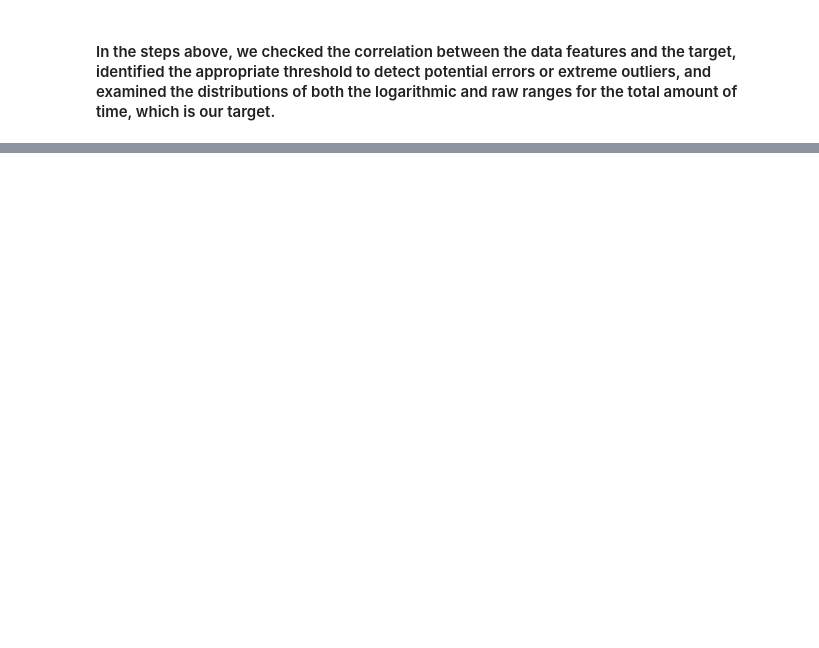
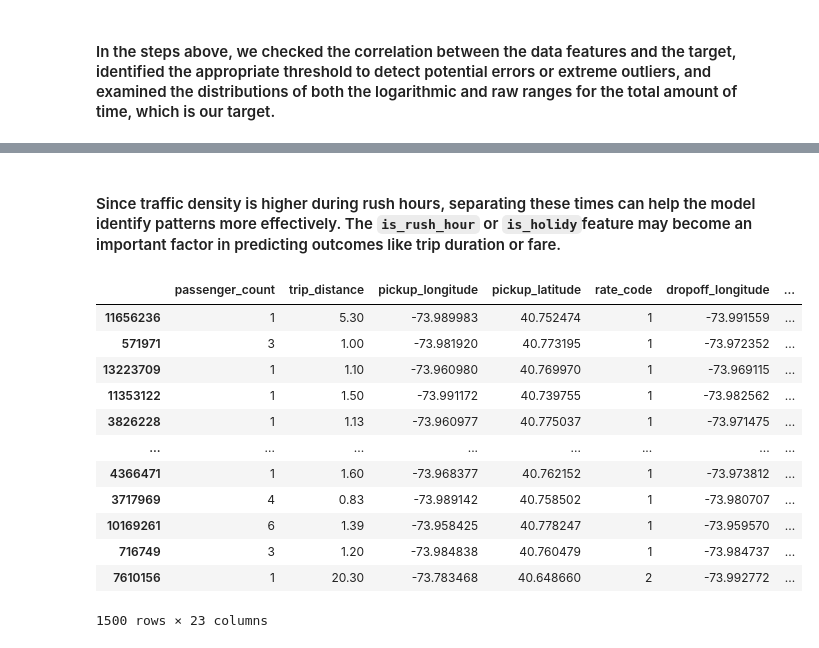
Before and after one commit to Esmaeil-Mashhadi/NewYork_Taxi_Travel_Prediction, a Jupyter notebook: main.ipynb, the cells around one changed output, grey strips where cells are left out. Cells and saved outputs as stored; diff of their text form; code cells hidden in the pictures; blank space fills up the shorter version.

```diff
--- a/main.ipynb
+++ b/main.ipynb
@@ -122,0 +111,2 @@ nyc_df.sample(frac=0.0001)
+# %% [markdown]
+#### Since traffic density is higher during rush hours, separating these times can help the model identify patterns more effectively. The `is_rush_hour` or `is_holidy`feature may become an important factor in predicting outcomes like trip duration or fare.
@@ -122,0 +116,20 @@ nyc_df.sample(frac=0.0001)
+# %%
+# just wanted to move target column to last column
+col_to_move =nyc_df.pop('total_amount')
+nyc_df['total_amount'] = col_to_move
+
+nyc_df.sample(frac=0.0001)
+# %% [output]
+|  | passenger_count | trip_distance | pickup_longitude | pickup_latitude | rate_code | dropoff_longitude | ... |
+| 11656236 | 1 | 5.30 | -73.989983 | 40.752474 | 1 | -73.991559 | ... |
+| 571971 | 3 | 1.00 | -73.981920 | 40.773195 | 1 | -73.972352 | ... |
+| 13223709 | 1 | 1.10 | -73.960980 | 40.769970 | 1 | -73.969115 | ... |
+| 11353122 | 1 | 1.50 | -73.991172 | 40.739755 | 1 | -73.982562 | ... |
+| 3826228 | 1 | 1.13 | -73.960977 | 40.775037 | 1 | -73.971475 | ... |
+| ... | ... | ... | ... | ... | ... | ... | ... |
+| 4366471 | 1 | 1.60 | -73.968377 | 40.762152 | 1 | -73.973812 | ... |
+| 3717969 | 4 | 0.83 | -73.989142 | 40.758502 | 1 | -73.980707 | ... |
+| 10169261 | 6 | 1.39 | -73.958425 | 40.778247 | 1 | -73.959570 | ... |
+| 716749 | 3 | 1.20 | -73.984838 | 40.760479 | 1 | -73.984737 | ... |
+| 7610156 | 1 | 20.30 | -73.783468 | 40.648660 | 2 | -73.992772 | ... |
+1500 rows × 23 columns
```
Also changed, not shown: parts of 11 cells of this notebook.
